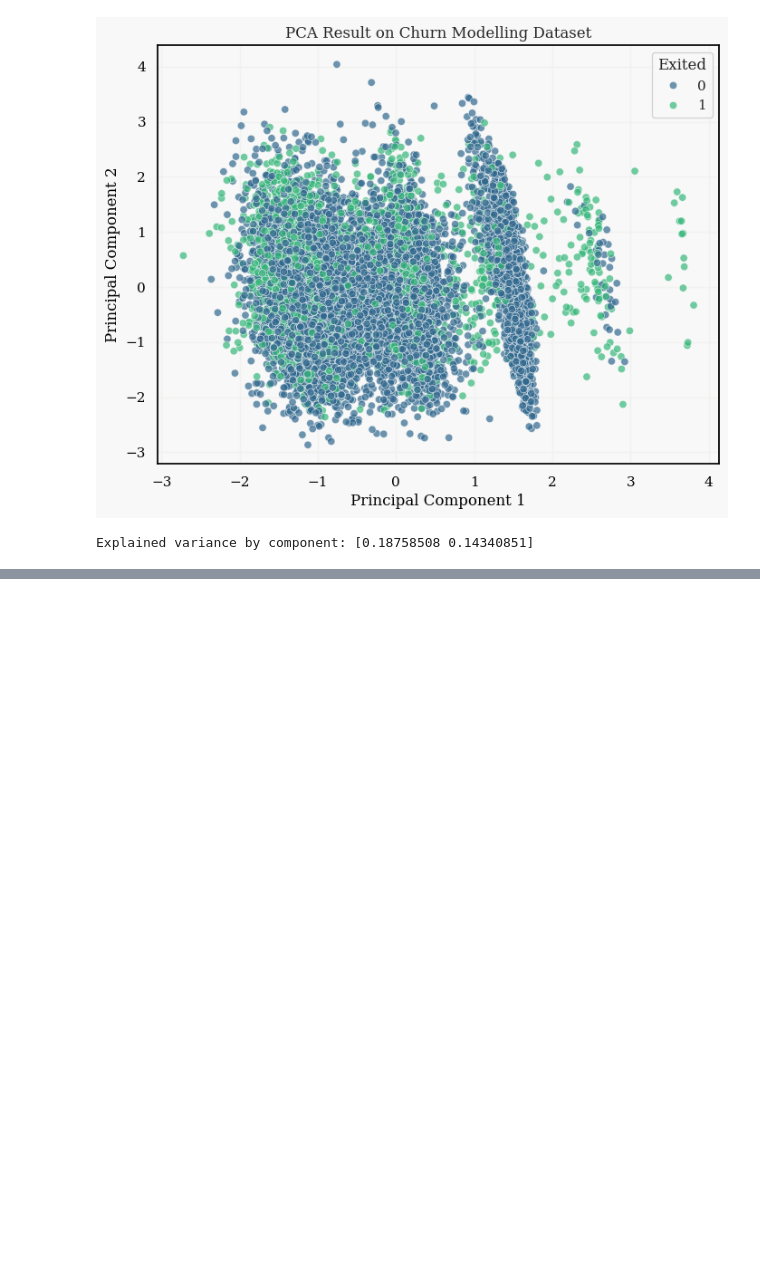
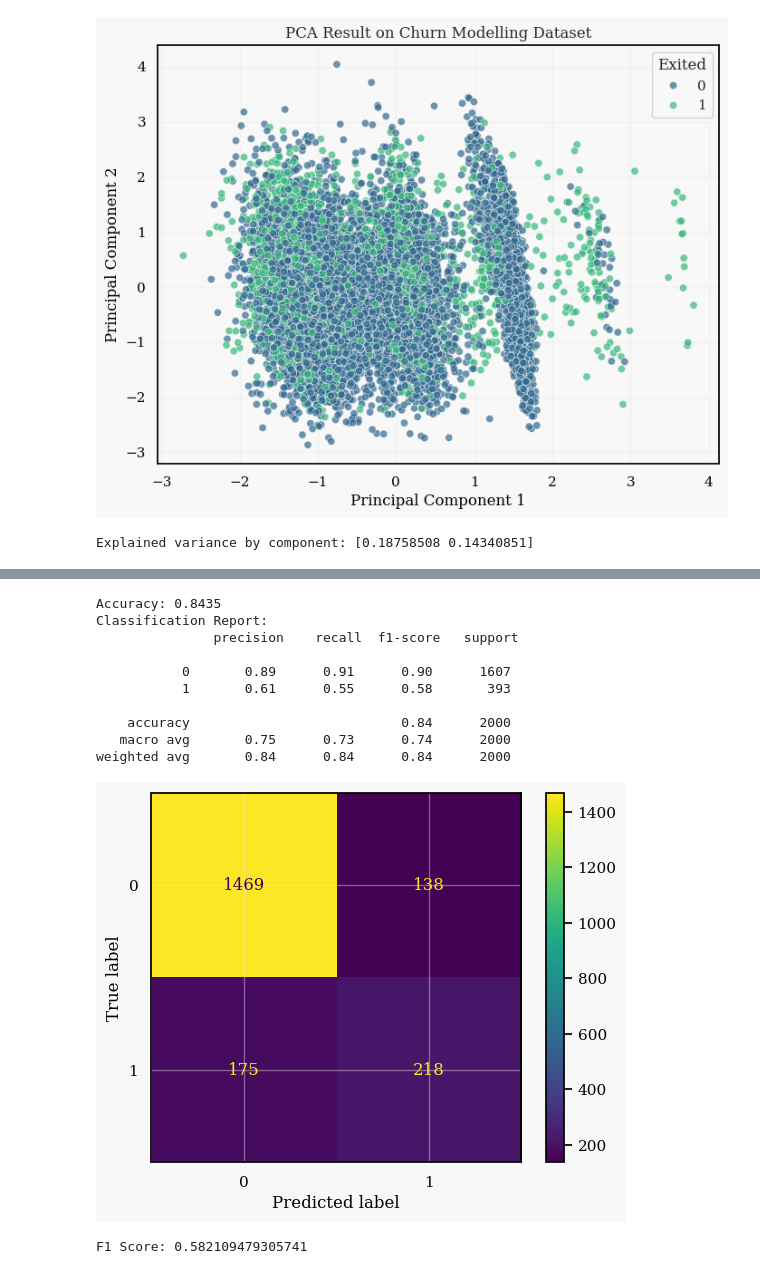
Before and after one commit to gayathriravipati/data-mining, a Jupyter notebook: notebook.ipynb, the cells around one changed output, grey strips where cells are left out. Saved outputs shown, nothing was run; the diff lists cells and outputs as text; code cells hidden in the pictures; blank space fills up the shorter version.

```diff
--- a/notebook.ipynb
+++ b/notebook.ipynb
@@ -516,0 +509,42 @@ array([[ 0.17401965,  0.90096512],
+# %%
+# Apply XGBoost for classification
+from xgboost import XGBClassifier
+
+xgb_classifier = XGBClassifier(
+    n_estimators=300,
+    max_depth=30,
+    min_child_weight=10,
+    random_state=42
+)
+
+xgb_classifier.fit(X_balanced, y_balanced)
+y_pred = xgb_classifier.predict(X_test)
+
+accuracy = accuracy_score(y_test, y_pred)
+
+print(f"Accuracy: {accuracy}")
+print("Classification Report:\n", classification_report(y_test, y_pred))
+
+# Confusion Matrix
+conf_matrix = confusion_matrix(y_test, y_pred)
+
+disp = ConfusionMatrixDisplay(confusion_matrix=conf_matrix, display_labels=rf_classifier.classes_)
+disp.plot()
+plt.show()
+
+# Overall F1 score
+f1 = f1_score(y_test, y_pred)
+print(f"F1 Score: {f1}")
+# %% [output]
+Accuracy: 0.8435
+Classification Report:
+               precision    recall  f1-score   support
+
+           0       0.89      0.91      0.90      1607
+           1       0.61      0.55      0.58       393
+
+    accuracy                           0.84      2000
+   macro avg       0.75      0.73      0.74      2000
+weighted avg       0.84      0.84      0.84      2000
+[figure, added]
+F1 Score: 0.582109479305741
```
Also changed, not shown: parts of 15 cells of this notebook.
